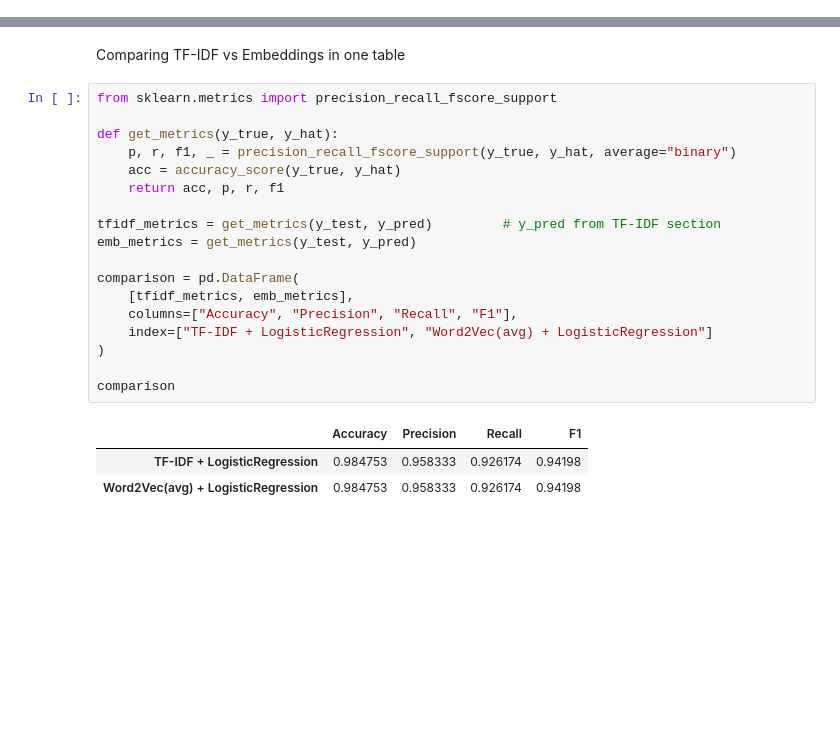
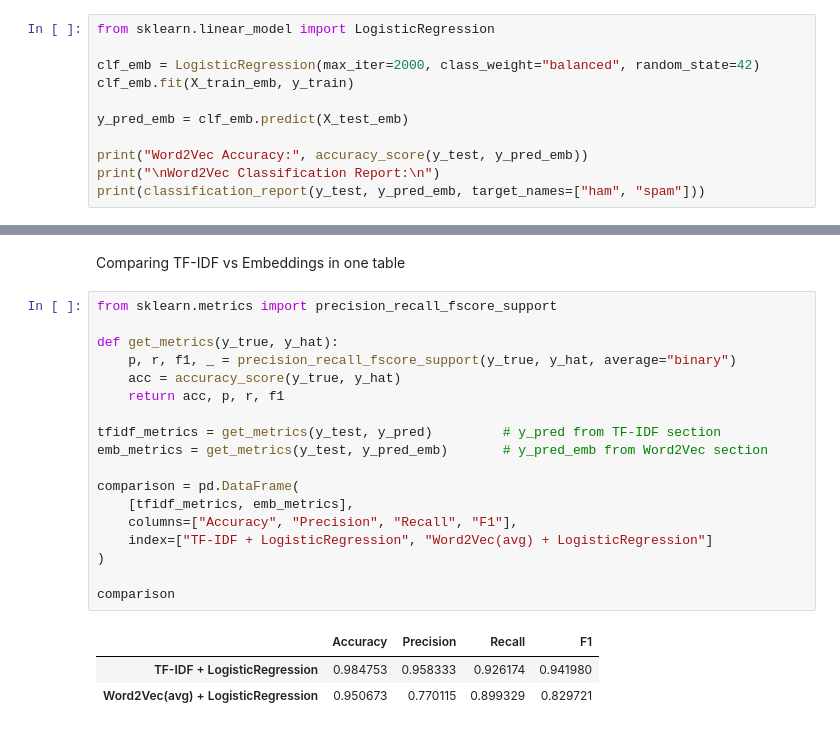
Before and after one commit to AsifZaman777/NLP_Final, a Jupyter notebook: tokenization.ipynb, the cells around one changed output, grey strips where cells are left out. Saved outputs shown, nothing was run; the diff lists cells and outputs as text; blank space fills up the shorter version.

```diff
--- a/tokenization.ipynb
+++ b/tokenization.ipynb
@@ -784,3 +779,14 @@ X_train_emb.shape, X_test_emb.shape
 ((4457, 100), (1115, 100))
 # %% [markdown]
 Logistic Regression on embeddings
+# %%
+from sklearn.linear_model import LogisticRegression
+
+clf_emb = LogisticRegression(max_iter=2000, class_weight="balanced", random_state=42)
+clf_emb.fit(X_train_emb, y_train)
+
+y_pred_emb = clf_emb.predict(X_test_emb)
+
+print("Word2Vec Accuracy:", accuracy_score(y_test, y_pred_emb))
+print("\nWord2Vec Classification Report:\n")
+print(classification_report(y_test, y_pred_emb, target_names=["ham", "spam"]))
@@ -789,22 +808,22 @@ Comparing TF-IDF vs Embeddings in one table
 # %%
 from sklearn.metrics import precision_recall_fscore_support
 
 def get_metrics(y_true, y_hat):
     p, r, f1, _ = precision_recall_fscore_support(y_true, y_hat, average="binary")
     acc = accuracy_score(y_true, y_hat)
     return acc, p, r, f1
 
 tfidf_metrics = get_metrics(y_test, y_pred)         # y_pred from TF-IDF section
-emb_metrics = get_metrics(y_test, y_pred)
+emb_metrics = get_metrics(y_test, y_pred_emb)       # y_pred_emb from Word2Vec section
 
 comparison = pd.DataFrame(
     [tfidf_metrics, emb_metrics],
     columns=["Accuracy", "Precision", "Recall", "F1"],
     index=["TF-IDF + LogisticRegression", "Word2Vec(avg) + LogisticRegression"]
 )
 
 comparison
 # %% [output]
 |  | Accuracy | Precision | Recall | F1 |
-| TF-IDF + LogisticRegression | 0.984753 | 0.958333 | 0.926174 | 0.94198 |
-| Word2Vec(avg) + LogisticRegression | 0.984753 | 0.958333 | 0.926174 | 0.94198 |
+| TF-IDF + LogisticRegression | 0.984753 | 0.958333 | 0.926174 | 0.941980 |
+| Word2Vec(avg) + LogisticRegression | 0.950673 | 0.770115 | 0.899329 | 0.829721 |
```
Also changed, not shown: parts of 5 cells of this notebook, 3 other files.
